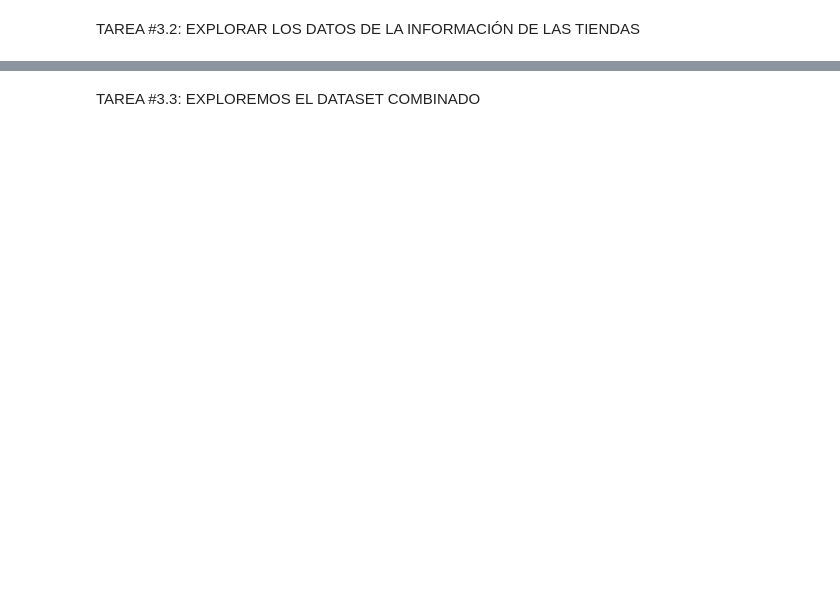
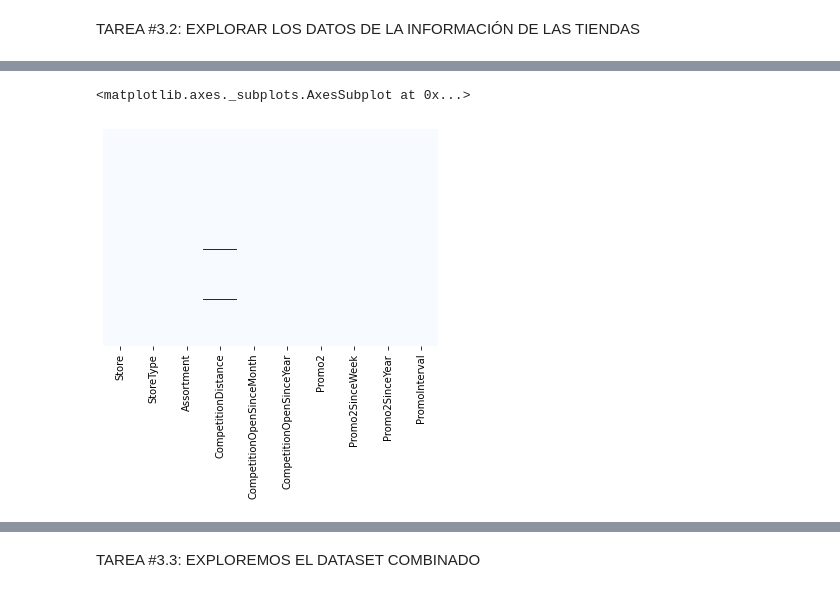
Before and after one commit to MartinSantaGitHub/ds4b, a Jupyter notebook: 3. Sales Department Data/Esqueleto_Departamento_de_Ventas.ipynb, the cells around one changed output, grey strips where cells are left out. Saved outputs shown, nothing was run; the diff lists cells and outputs as text; code cells hidden in the pictures; blank space fills up the shorter version.

```diff
--- a/3. Sales Department Data/Esqueleto_Departamento_de_Ventas.ipynb
+++ b/3. Sales Department Data/Esqueleto_Departamento_de_Ventas.ipynb
@@ -175,2 +337,12 @@ TAREA #3.2: EXPLORAR LOS DATOS DE LA INFORMACIÓN DE LAS TIENDAS
+# %%
+str_cols = ["Promo2SinceWeek", "Promo2SinceYear", "PromoInterval", "CompetitionOpenSinceMonth", "CompetitionOpenSinceYear"]
+
+for s in str_cols:
+  store_info_df[s].fillna(0, inplace = True)
+# %%
+sns.heatmap(store_info_df.isnull(), yticklabels=False, cbar=False, cmap='Blues')
+# %% [output]
+<matplotlib.axes._subplots.AxesSubplot at 0x...>
+[figure, added]
 # %%
 # Hay 3 filas con valores de 'CompetitionDistance' que faltan, llenémoslas con valores promedio de la columna 'CompetitionDistance'
```
Also changed, not shown: parts of 38 cells of this notebook.
